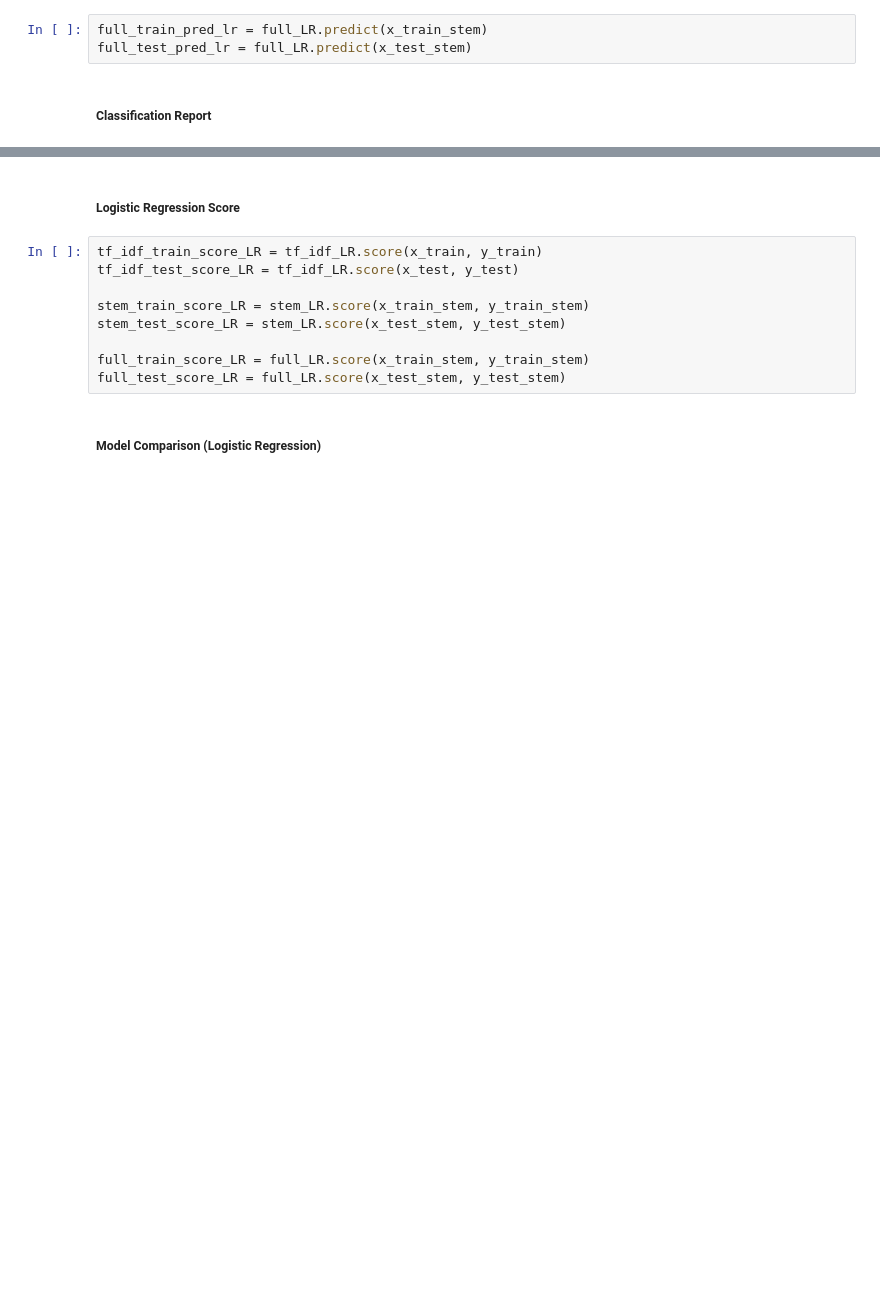
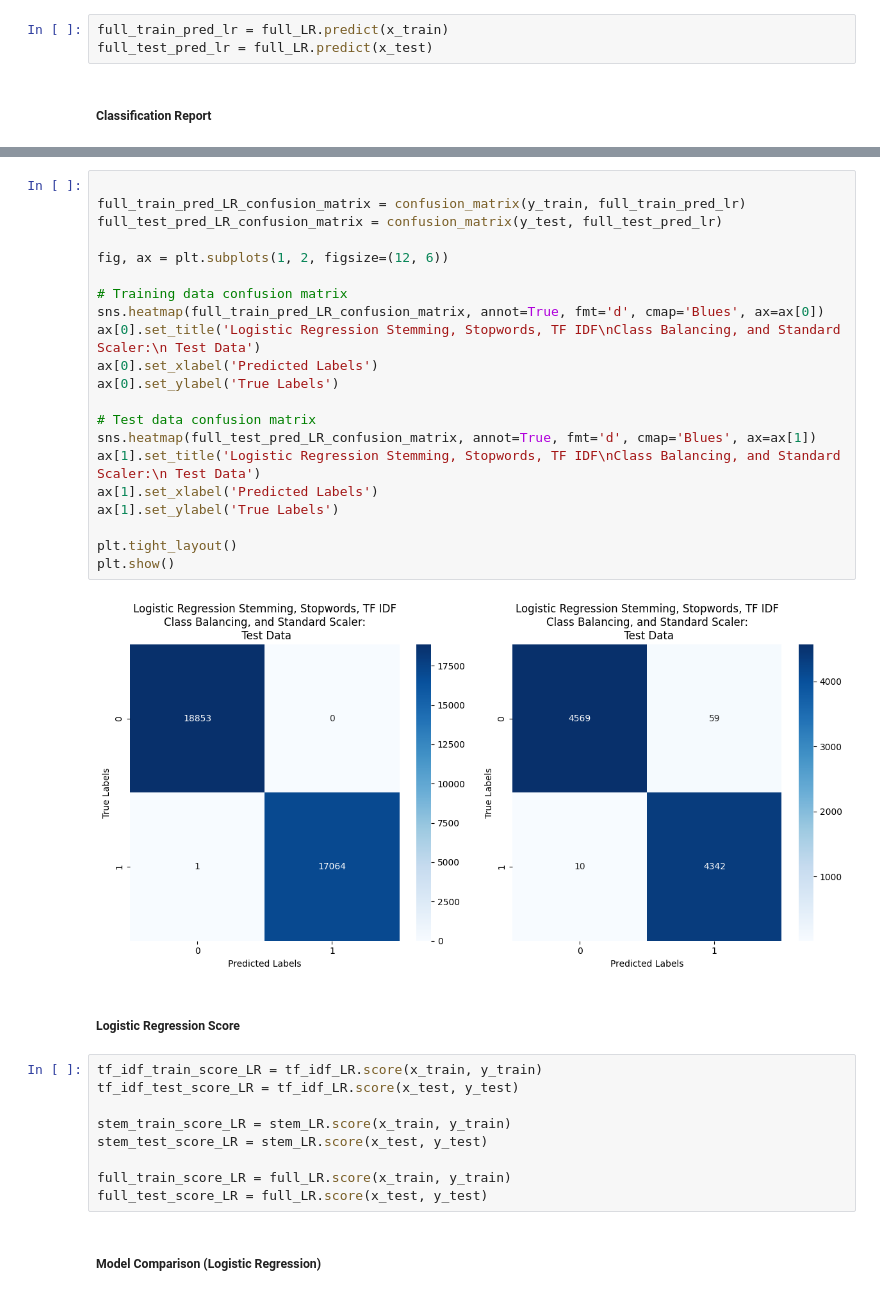
Before and after one commit to CleonKalea/SistemTemuKembaliInformasi, a Jupyter notebook: STKI_Fake_News_Detector.ipynb, the cells around one changed output, grey strips where cells are left out. Cells and saved outputs as stored; diff of their text form; blank space fills up the shorter version.

```diff
--- a/STKI_Fake_News_Detector.ipynb
+++ b/STKI_Fake_News_Detector.ipynb
@@ -259,6 +243,6 @@ stem_test_pred_lr = stem_LR.predict(x_test_stem)
 # %%
-full_train_pred_lr = full_LR.predict(x_train_stem)
-full_test_pred_lr = full_LR.predict(x_test_stem)
+full_train_pred_lr = full_LR.predict(x_train)
+full_test_pred_lr = full_LR.predict(x_test)
 # %% [markdown]
 ##### Classification Report
 # %%
@@ -273,14 +359,37 @@ print(classification_report(y_test_stem, full_test_pred_lr))
+# %%
+
+full_train_pred_LR_confusion_matrix = confusion_matrix(y_train, full_train_pred_lr)
+full_test_pred_LR_confusion_matrix = confusion_matrix(y_test, full_test_pred_lr)
+
+fig, ax = plt.subplots(1, 2, figsize=(12, 6))
+
+# Training data confusion matrix
+sns.heatmap(full_train_pred_LR_confusion_matrix, annot=True, fmt='d', cmap='Blues', ax=ax[0])
+ax[0].set_title('Logistic Regression Stemming, Stopwords, TF IDF\nClass Balancing, and Standard Scaler:\n Test Data')
+ax[0].set_xlabel('Predicted Labels')
+ax[0].set_ylabel('True Labels')
+
+# Test data confusion matrix
+sns.heatmap(full_test_pred_LR_confusion_matrix, annot=True, fmt='d', cmap='Blues', ax=ax[1])
+ax[1].set_title('Logistic Regression Stemming, Stopwords, TF IDF\nClass Balancing, and Standard Scaler:\n Test Data')
+ax[1].set_xlabel('Predicted Labels')
+ax[1].set_ylabel('True Labels')
+
+plt.tight_layout()
+plt.show()
+# %% [output]
+[figure, added]
 # %% [markdown]
 ##### Logistic Regression Score
 # %%
 tf_idf_train_score_LR = tf_idf_LR.score(x_train, y_train)
 tf_idf_test_score_LR = tf_idf_LR.score(x_test, y_test)
 
-stem_train_score_LR = stem_LR.score(x_train_stem, y_train_stem)
-stem_test_score_LR = stem_LR.score(x_test_stem, y_test_stem)
+stem_train_score_LR = stem_LR.score(x_train, y_train)
+stem_test_score_LR = stem_LR.score(x_test, y_test)
 
-full_train_score_LR = full_LR.score(x_train_stem, y_train_stem)
-full_test_score_LR = full_LR.score(x_test_stem, y_test_stem)
+full_train_score_LR = full_LR.score(x_train, y_train)
+full_test_score_LR = full_LR.score(x_test, y_test)
 # %% [markdown]
 ##### Model Comparison (Logistic Regression)
 # %%
```
Also changed, not shown: parts of 95 cells of this notebook.
